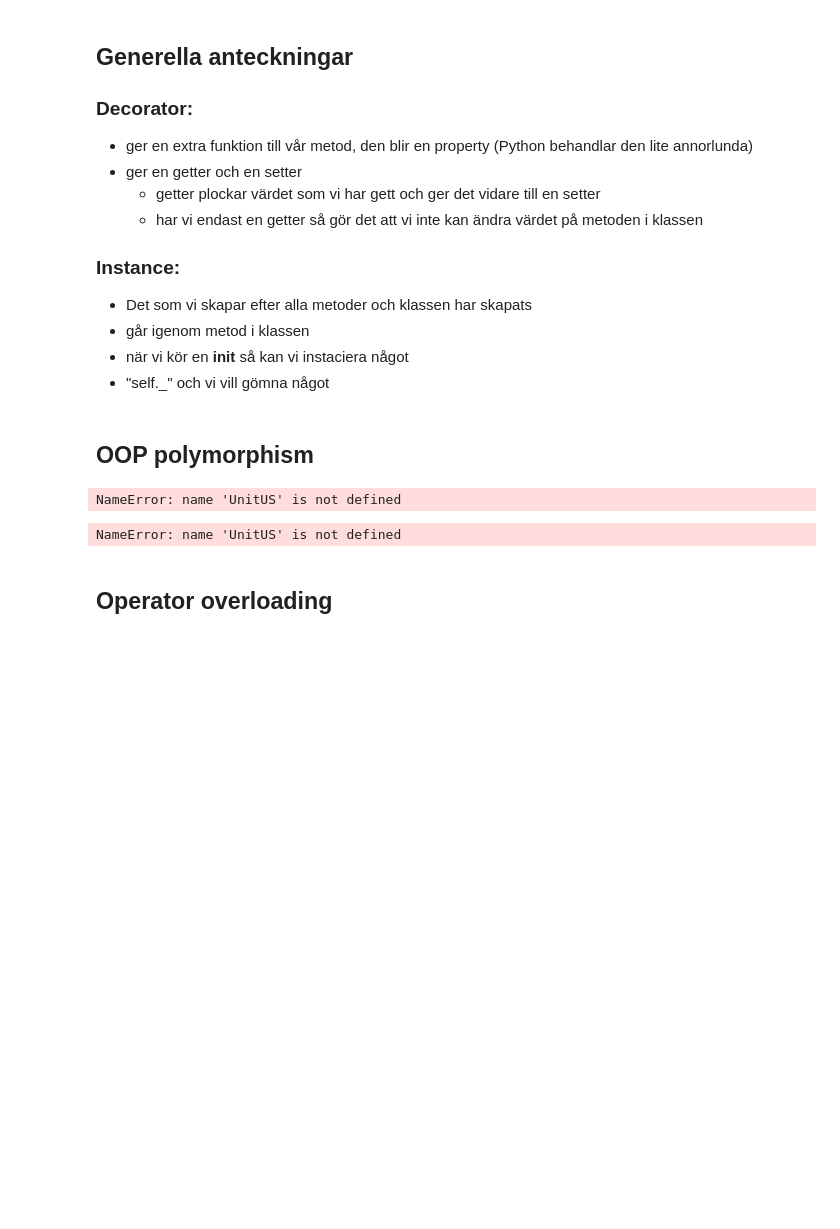
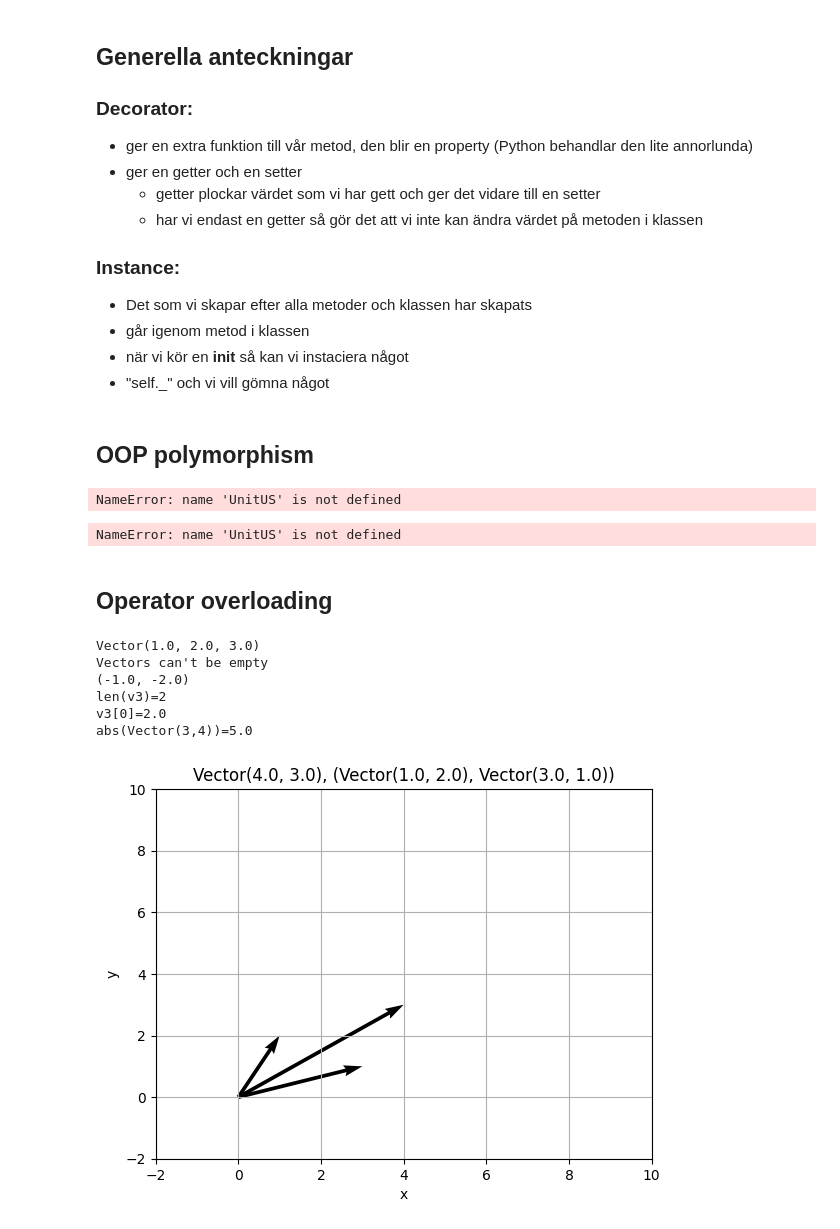
Before and after one commit to Danneftw1/Python-Daniel-Nilsson, a Jupyter notebook: Code-alongs/lec12-Polymorphism.ipynb, the cells around one changed output. Drawn from its saved outputs; the diff is of its cells as text; code cells hidden in the pictures; blank space fills up the shorter version.

```diff
--- a/Code-alongs/lec12-Polymorphism.ipynb
+++ b/Code-alongs/lec12-Polymorphism.ipynb
@@ -62,6 +62,7 @@ NameError: name 'UnitUS' is not defined
 ## Operator overloading
 # %%
 from __future__ import annotations
+import matplotlib.pyplot as plt
 
 class Vector:
     """A class to represent Euclidean vector with magnitude and direction"""
@@ -82,7 +83,7 @@ class Vector:
     @property
     def numbers(self) -> tuple:
         """Returns numbers"""
-        return self._numbers
+        return self._numbers # tuple
 
     # operator overload +
     def __add__(self, other: Vector) -> Vector:
@@ -101,13 +102,62 @@ class Vector:
         """Validates if two vectors have same length"""
         if not isinstance(other, Vector) or len(other) != len(self):
             raise TypeError("Both must be Vector and must have same length")
-        return len(self) == len(other)
+        return len(self) == len(other) # evaluates to either True or False
 
     # to use len() on Vector we have overload it
     def __len__(self) -> int:
         """Returns number of elements in a Vector not the length of the Vector"""
         return len(self.numbers)
 
+    # operator overload [] operator - __getitem__()
+    def __getitem__(self, item: int) -> float:
+        return self.numbers[item]
+
+    # overload abs() function
+    def __abs__(self) -> float:
+        """Returns Euclidean 2nd norm of a Vector"""
+        return sum(a**2 for a in self.numbers)**.5
+
+    # overload * operator
+    def __mul__(self, value: int|float) -> Vector:
+        print("__mul__ called")
+        if not isinstance(value, (int, float)):
+            raise TypeError(f"The value must be a scalar that is int or float, not {type(value)}")
+        numbers = (value*a for a in self.numbers)
+        return Vector(*numbers)
+
+    # reflected multiplication
+    def __rmul__(self, value: int|float) -> Vector:
+        print("__rmul__ called")
+        return self*value
+
+    def plot(self, *others: Vector) -> None:
+        """ Visualize 2D vectors"""
+        X, Y = [], []
+
+        for vector in tuple(others):
+            if Vector.is2D(vector) and Vector.is2D(self):
+                X.append(vector[0])
+                Y.append(vector[1])
+
+        X.append(self[0])
+        Y.append(self[1])
+
+        originX = originY = tuple(0 for _ in range(len(X)))
+
+        plt.quiver(originX, originY, X, Y, scale=1,
+                   scale_units="xy", angles="xy")
+        plt.xlim(-2, 10)
+        plt.ylim(-2, 10)
+        plt.xlabel("x")
+        plt.ylabel("y")
+        plt.title(f"{self}, {others}")
+        plt.grid()
+        plt.show()
+
+    @staticmethod
+    def is2D(vector: Vector) -> bool:
+        return len(vector) == 2
 
     def __repr__(self) -> str:
         return f"Vector{self._numbers}"
@@ -125,3 +175,23 @@ v2 = Vector(-1,-2)
 print(v2.numbers)
 
 v3 = Vector(2,3)
+print(f"{len(v3)=}")
+
+print(f"{v3[0]=}")
+
+print(f"{abs(Vector(3,4))=}")
+# %% [output]
+Vector(1.0, 2.0, 3.0)
+Vectors can't be empty
+(-1.0, -2.0)
+len(v3)=2
+v3[0]=2.0
+abs(Vector(3,4))=5.0
+# %%
+v1 = Vector(1,2)
+v2 = Vector(3,1)
+v3 = v1+v2
+
+v3.plot(v1, v2)
+# %% [output]
+[figure, added]
```
Also changed, not shown: parts of 5 cells of this notebook, 2 other files.
